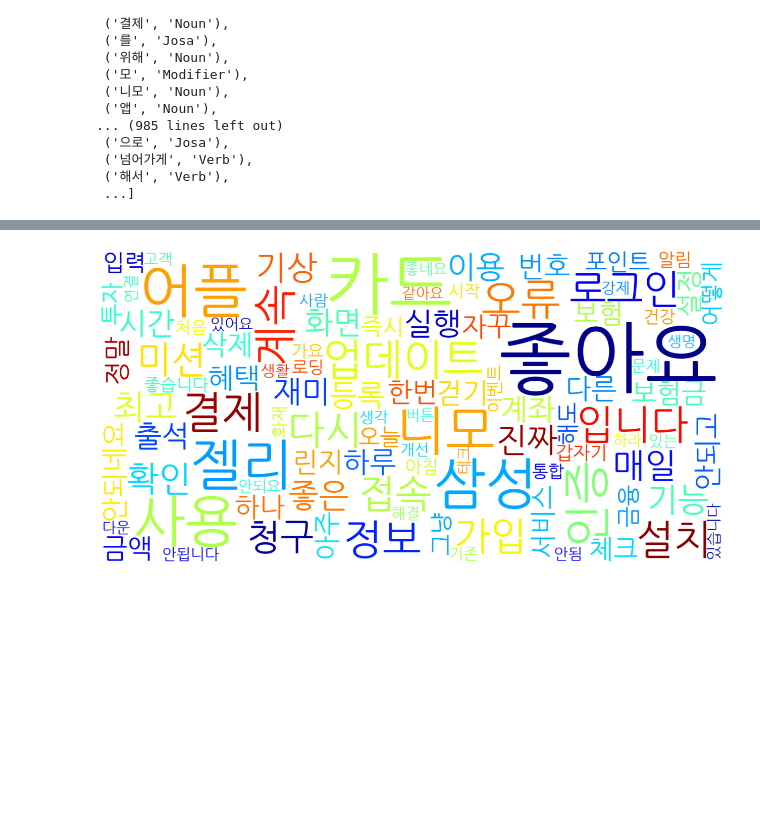
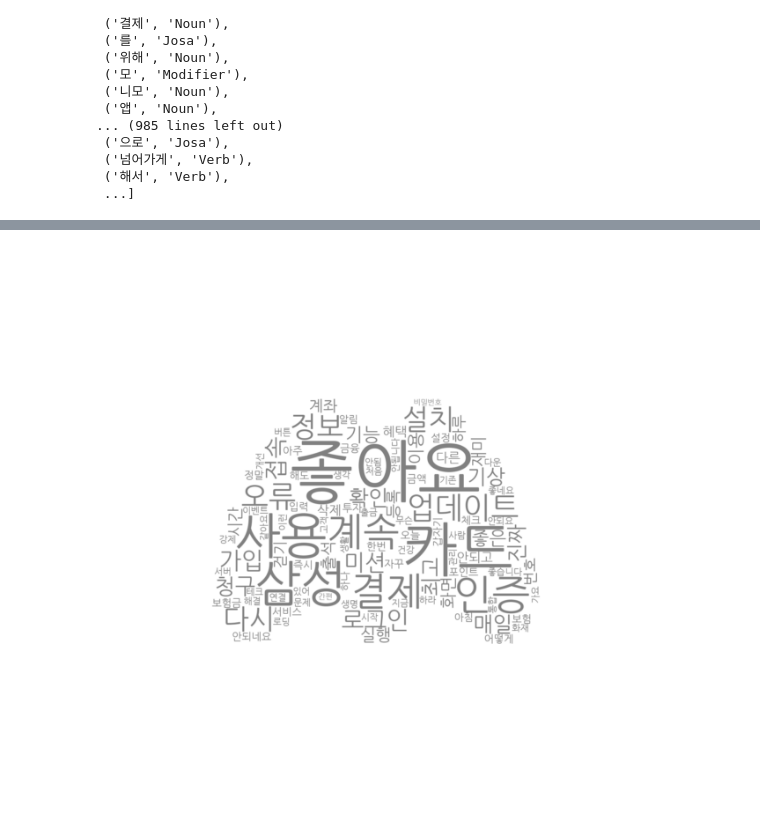
Before and after one commit to signife/UtilNaverApi, a Jupyter notebook: WordCloud.ipynb, the cells around one changed output, grey strips where cells are left out. Drawn from its saved outputs; the diff is of its cells as text; code cells hidden in the pictures; blank space fills up the shorter version.

```diff
--- a/WordCloud.ipynb
+++ b/WordCloud.ipynb
@@ -91,7 +91,7 @@ for word,tag in okt_data:
         if len(word) > 1:
             n_adj.append(word)
 # %%
-stop_words = '배달 민족'
+stop_words = '어플 젤리 니모 있습니다 입니다 있어요 있는 그냥 린지'
 stop_words = set(stop_words.split(' '))
 stop_words
 # %% [output]
@@ -146,2 +146,8 @@ c_data
 # %%
 import matplotlib.pyplot as plt
+# %%
+from PIL import Image
+import numpy as np
+
+mask_img = np.array(Image.open('모니모마스크2.png'))
+mask_img
@@ -148,16 +172,19 @@ import matplotlib.pyplot as plt
 # %%
-word_cloud =WordCloud(font_path = 'NanumGothic.ttf', background_color = 'white', #max font size = 젤 큰거
-                      width = 1600, height = 800, max_font_size=200, stopwords = stop_words,
-                      colormap = 'jet').generate_from_frequencies(dict(c_data))
+single_color = 'gray'
+
+word_cloud = WordCloud(font_path = 'NanumGothic.ttf', background_color = 'white', #max font size = 젤 큰거
+                      width = 2560, height = 1440, max_font_size=200, stopwords = stop_words,
+                      mask=mask_img,
+                      random_state=42,
+                      colormap ='Paired', color_func=lambda *args, **kwargs: single_color).generate_from_frequencies(dict(c_data))
 
 
 
 plt.figure(figsize = (16,8))
 plt.imshow(word_cloud, interpolation='bilinear')
 plt.axis('off')
 # 이미지 파일로 저장
 plt.savefig("모니모워드클라우드.png", format='png', dpi=600,transparent=True)
 plt.show()
-# sorted_freq
 # %% [output]
-[figure, old version]
+[figure, new version]
```
Also changed, not shown: parts of 5 cells of this notebook.
